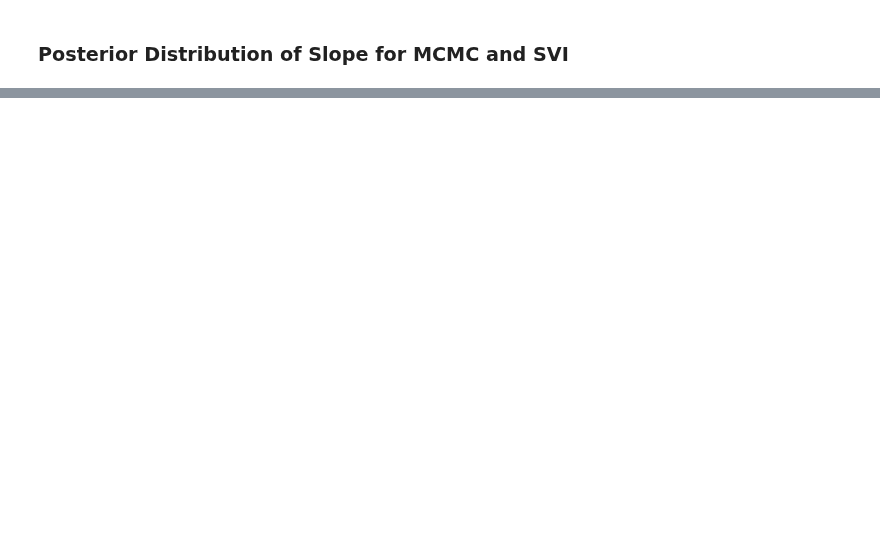
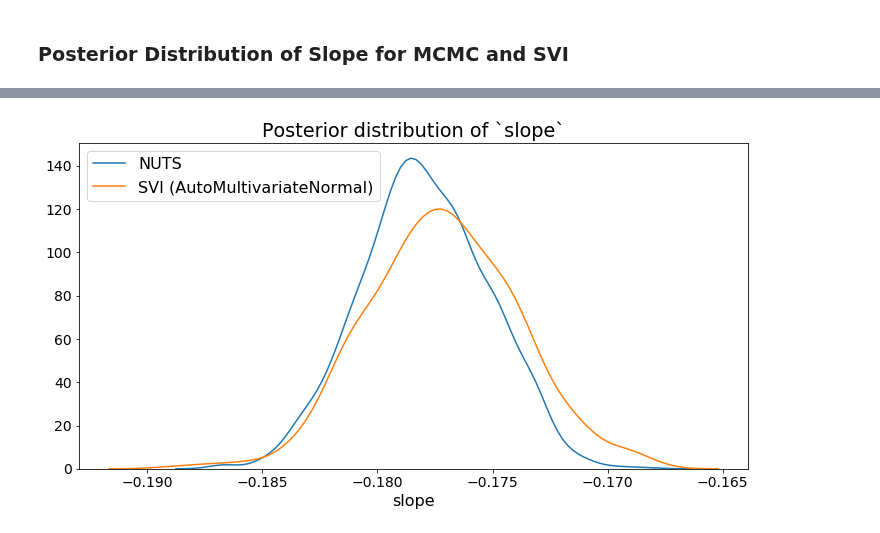
Before and after one commit to pyro-ppl/sandbox, a Jupyter notebook: 2019-08-time-series/part_ii_inference.ipynb, the cells around one changed output, grey strips where cells are left out. Cells and saved outputs as stored; diff of their text form; code cells hidden in the pictures; blank space fills up the shorter version.

```diff
--- a/2019-08-time-series/part_ii_inference.ipynb
+++ b/2019-08-time-series/part_ii_inference.ipynb
@@ -550,0 +634,12 @@ ax.legend();
+# %%
+samples = mcmc.get_samples()
+fig, ax = plt.subplots()
+sns.kdeplot(samples['slope'].cpu().numpy(),
+            ax=ax, label='NUTS')
+sns.kdeplot(forecast_mvn['slope'].cpu().numpy(),
+            ax=ax, label='SVI (AutoMultivariateNormal)')
+ax.set(title='Posterior distribution of `slope`',
+       xlabel='slope')
+ax.legend();
+# %% [output]
+[figure, added]
```
Also changed, not shown: parts of 58 cells of this notebook.
